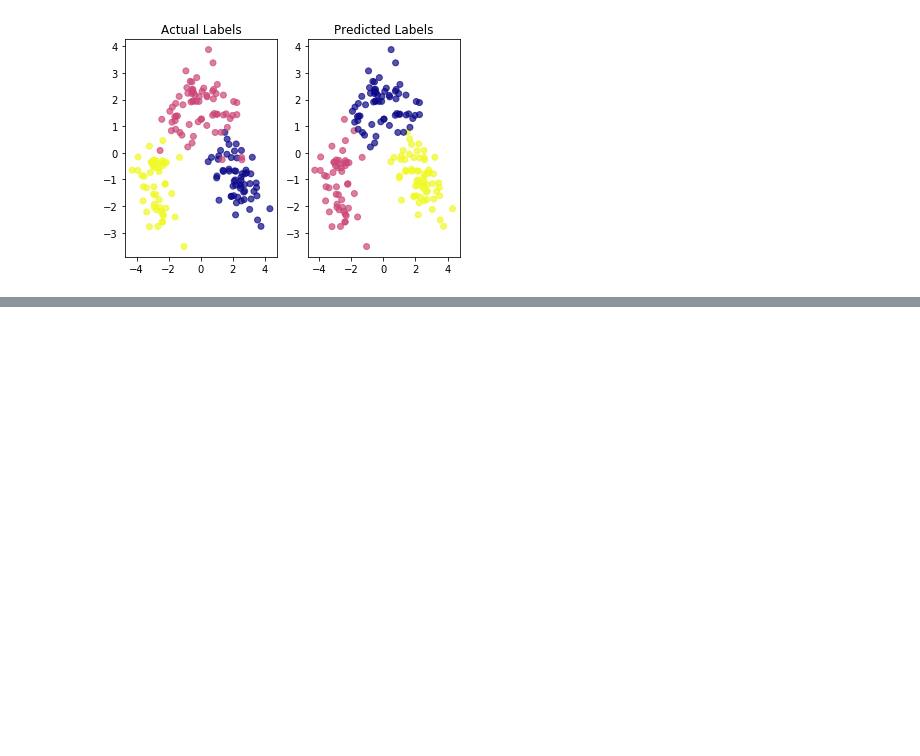
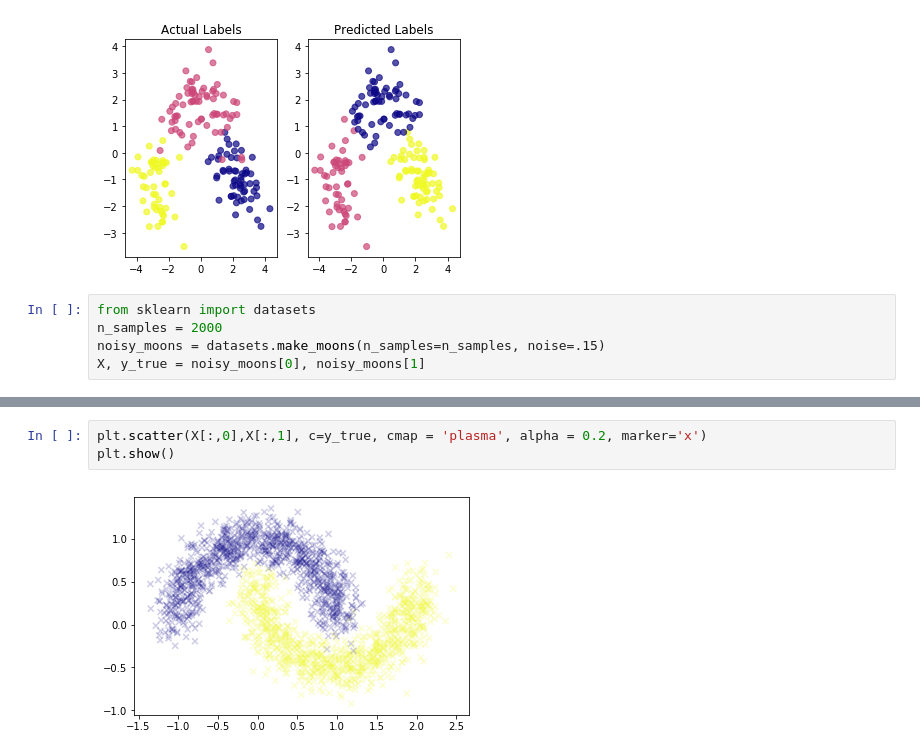
Before and after one commit to zdetor54/MSc-Data-Science, a Jupyter notebook: 02 - Principles of Data Science/week 07/my week 07.ipynb, the cells around one changed output, grey strips where cells are left out. Drawn from its saved outputs; the diff is of its cells as text; blank space fills up the shorter version.

```diff
--- a/02 - Principles of Data Science/week 07/my week 07.ipynb
+++ b/02 - Principles of Data Science/week 07/my week 07.ipynb
@@ -96,3 +96,8 @@ ax2.set_title("Predicted Labels")
 plt.show()
 # %% [output]
 [figure]
+# %%
+from sklearn import datasets
+n_samples = 2000
+noisy_moons = datasets.make_moons(n_samples=n_samples, noise=.15)
+X, y_true = noisy_moons[0], noisy_moons[1]
@@ -98,0 +115,5 @@ plt.show()
+# %%
+plt.scatter(X[:,0],X[:,1], c=y_true, cmap = 'plasma', alpha = 0.2, marker='x')
+plt.show()
+# %% [output]
+[figure, added]
```
Also changed, not shown: parts of 7 cells of this notebook, 2 other files.
